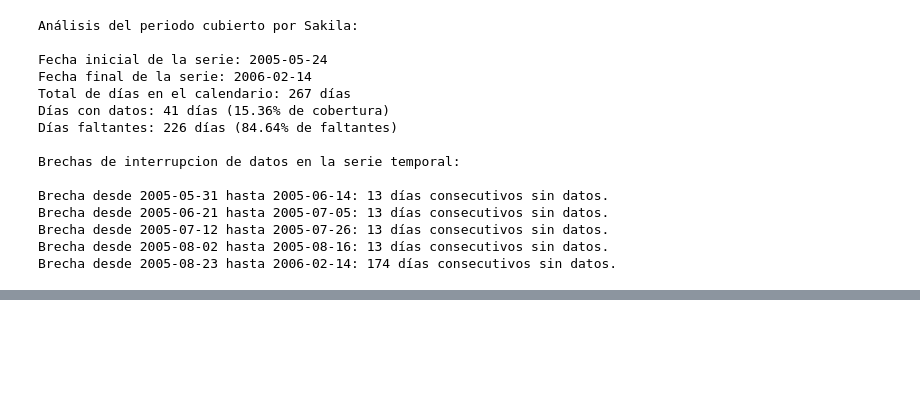
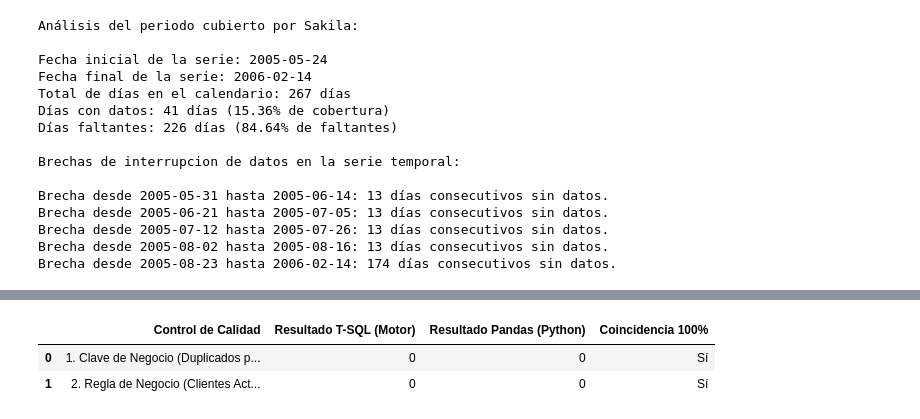
Before and after one commit to EliAyelen/tp2-equipo3, a Jupyter notebook: notebooks/analisis.ipynb, the cells around one changed output, grey strips where cells are left out. Drawn from its saved outputs; the diff is of its cells as text; code cells hidden in the pictures; blank space fills up the shorter version.

```diff
--- a/notebooks/analisis.ipynb
+++ b/notebooks/analisis.ipynb
@@ -408,0 +507,86 @@ La inconsistencia en la periodicidad de fechas asentadas genera implicancias al
+# %%
+import pandas as pd
+from sqlalchemy import text
+
+pd.set_option("display.max_colwidth", None)
+
+# 1. Consulta agregada de perfilado en T-SQL
+PERFILADO_SQL = """
+WITH ConjuntoTrabajo AS (
+    SELECT
+        CAST(a.fecha_alquiler AS DATE) AS fecha,
+        COUNT(a.id_alquiler) AS cantidad_alquileres,
+        COALESCE(SUM(p.monto), 0.0) AS ingresos_totales,
+        COUNT(DISTINCT a.id_cliente) AS clientes_activos
+    FROM sakila.alquiler a
+    LEFT JOIN sakila.pago p ON a.id_alquiler = p.id_alquiler
+    WHERE a.fecha_alquiler >= :fecha_inicio AND a.fecha_alquiler <= :fecha_fin
+    GROUP BY CAST(a.fecha_alquiler AS DATE)
+)
+SELECT
+    COUNT(*)                                                                AS Total_Dias_Registrados,
+    COUNT(DISTINCT fecha)                                                   AS Dias_Unicos,
+    COUNT(*) - COUNT(DISTINCT fecha)                                        AS Duplicados_Clave_Fecha,
+    SUM(CASE WHEN fecha IS NULL THEN 1 ELSE 0 END)                          AS Nulos_En_Fecha,
+    SUM(CASE WHEN clientes_activos > cantidad_alquileres THEN 1 ELSE 0 END) AS Violaciones_Regla_Clientes
+FROM ConjuntoTrabajo;
+"""
+
+# 2. Control de duplicados en la tabla base transaccional
+DUPLICADOS_SQL = """
+SELECT id_cliente, id_inventario, fecha_alquiler, COUNT(*) AS Repeticiones
+FROM sakila.alquiler
+GROUP BY id_cliente, id_inventario, fecha_alquiler
+HAVING COUNT(*) > 1;
+"""
+
+params = {"fecha_inicio": "2005-01-01", "fecha_fin": "2006-12-31"}
+
+# ------------------------------------------------------------------------------
+# EJECUCIÓN DEL PERFILADO EN SQL SERVER
+# ------------------------------------------------------------------------------
+df_perfilado_engine = pd.read_sql(
+    text(PERFILADO_SQL), con=engine, params=params
+)
+df_duplicados_base = pd.read_sql(text(DUPLICADOS_SQL), con=engine)
+
+print("Perfilado general en T-SQL")
+display(df_perfilado_engine.T.rename(columns={0: "Valor"}))
+
+print("\nControl de duplicados en tabla base")
+if df_duplicados_base.empty:
+    display(df_duplicados_base)
+    print("No se encontraron registros duplicados en la tabla base.")
+else:
+    display(df_duplicados_base.head())
+
+# ------------------------------------------------------------------------------
+# TABLA COMPARATIVA DE CONTROLES: T-SQL VS. PANDAS
+# ------------------------------------------------------------------------------
+df_comparativo = pd.DataFrame(
+    {
+        "Control de Calidad": [
+            "1. Clave de Negocio (Duplicados por fecha)",
+            "2. Regla de Negocio (Clientes Activos > Alquileres Totales)",
+        ],
+        "Resultado T-SQL (Motor)": [
+            df_perfilado_engine["Duplicados_Clave_Fecha"].iloc[0],
+            df_perfilado_engine["Violaciones_Regla_Clientes"].iloc[0],
+        ],
+        "Resultado Pandas (Python)": [
+            df_trabajo.duplicated(subset=["fecha"]).sum(),
+            (
+                df_trabajo["clientes_activos"] > df_trabajo["cantidad_alquileres"]
+            ).sum(),
+        ],
+    }
+)
+
+df_comparativo["Coincidencia 100%"] = (
+    df_comparativo["Resultado T-SQL (Motor)"]
+    == df_comparativo["Resultado Pandas (Python)"]
+).map({True: "Sí", False: "No"})
+
+print("\nCOMPARACIÓN DE CONTROLES DE CALIDAD: T-SQL VS. PANDAS")
+display(df_comparativo)
+# %% [output]
@@ -408,0 +605,3 @@ La inconsistencia en la periodicidad de fechas asentadas genera implicancias al
+|  | Control de Calidad | Resultado T-SQL (Motor) | Resultado Pandas (Python) | Coincidencia 100% |
+| 0 | 1. Clave de Negocio (Duplicados p... | 0 | 0 | Sí |
+| 1 | 2. Regla de Negocio (Clientes Act... | 0 | 0 | Sí |
```
Also changed, not shown: parts of 22 cells of this notebook.
